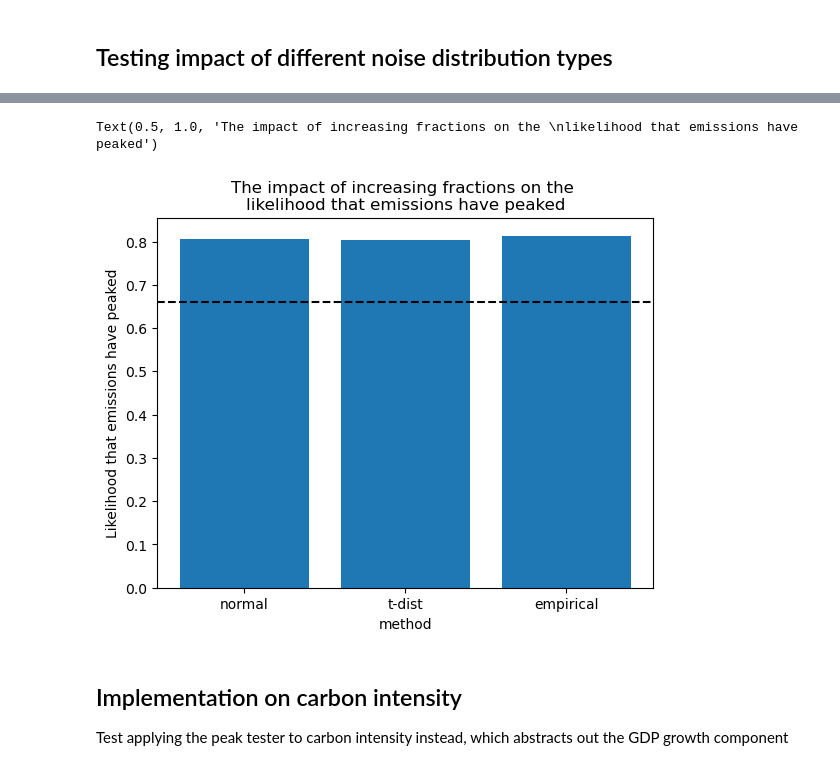
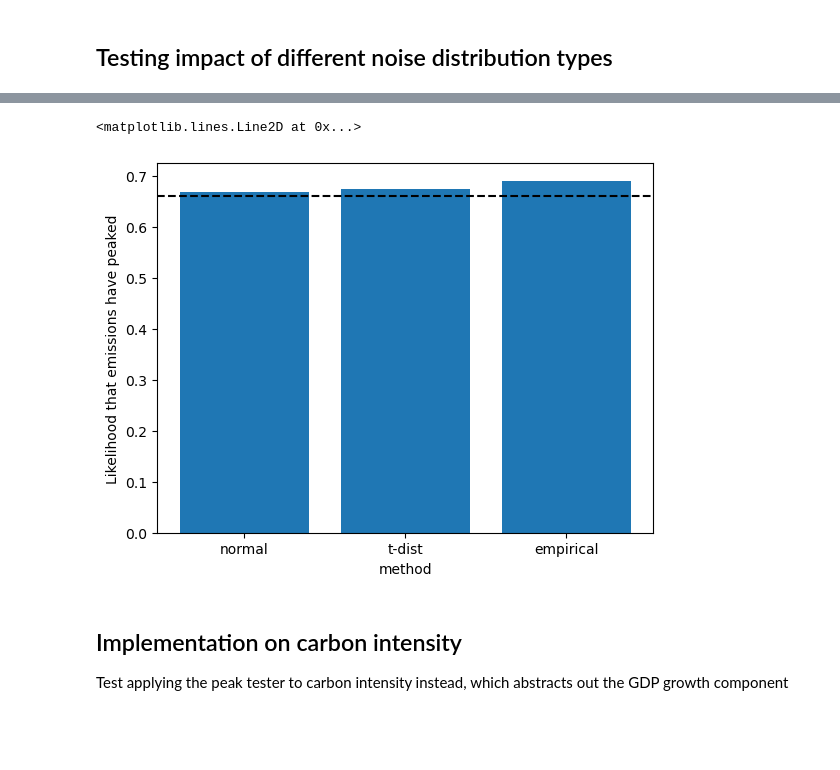
Before and after one commit to nezzag/peaking_test, a Jupyter notebook: notebooks/test_peaker.ipynb, the cells around one changed output, grey strips where cells are left out. Saved outputs shown, nothing was run; the diff lists cells and outputs as text; code cells hidden in the pictures; blank space fills up the shorter version.

```diff
--- a/notebooks/test_peaker.ipynb
+++ b/notebooks/test_peaker.ipynb
@@ -26,7 +26,7 @@ import seaborn as sns
 # %% [markdown]
 ### Initialise peaker and characterise noise
 # %%
-peak_tester = EmissionsPeakTest()
+peak_tester = EmissionsPeakTest(region='WLD')
 peak_tester.load_historical_data(
     'gcb_hist_co2.csv', year_range = range(1970,2024))
 # %% [output]
@@ -56,10 +56,10 @@ Using AR(1) noise generator with φ=0.406
 # %%
 # Testing that with a flat trend, it gives ~50% chance that emissions have actually peaked
 peak_tester.set_test_data([
-        (2024, 37700),
-        (2025, 37700),
-        (2026, 37700),
-        (2027, 37700),
+        (2024, peak_tester.historical_data.iloc[-1,1]),
+        (2025, peak_tester.historical_data.iloc[-1,1]),
+        (2026, peak_tester.historical_data.iloc[-1,1]),
+        (2027, peak_tester.historical_data.iloc[-1,1]),
     ]).run_complete_bootstrap_test(bootstrap_method='ar_bootstrap')
 # %% [output]
 Test data set: 2024-2027
@@ -92,9 +76,9 @@ Conclusion: No evidence of emissions peak
 # %%
-# Testing what happens with a declining trend of 120 MtCO2 / yr
+# Testing what happens with a declining trend of 1% / yr
 peak_tester.set_test_data([
-        (2024, 37700),
-        (2025, 37700),
-        (2026, 37580),
-        (2027, 37460),
+        (2024, peak_tester.historical_data.iloc[-1,1]),
+        (2025, peak_tester.historical_data.iloc[-1,1]*0.99),
+        (2026, peak_tester.historical_data.iloc[-1,1]*0.99**2),
+        # (2027, peak_tester.historical_data.iloc[-1,1]*0.99**3),
     ]).run_complete_bootstrap_test(bootstrap_method='ar_bootstrap')
 # %% [output]
@@ -252,7 +242,8 @@ with HiddenPrints():
             .set_test_data([
                 (2015, 35404),
                 (2016, 35417),
-                (2017, 35200) # made up value for testing
+                (2017, 35990)
+                # (2017, 35200) # made up value for testing
             ]).run_complete_bootstrap_test(bootstrap_method='ar_bootstrap')
         )
         peak_tester.plot_analysis()
@@ -269,13 +260,13 @@ Data points: 45
 # %%
 f, ax = plt.subplots()
 ax.bar(["normal", "t-dist", "empirical"], [1-s for s in peaking_likelihood])
 ax.set_ylabel('Likelihood that emissions have peaked')
 ax.set_xlabel('method')
 ax.axhline(y=0.66, color='k', ls='--')
-ax.set_title('The impact of increasing fractions on the \nlikelihood that emissions have peaked')
+# ax.set_title('The impact of increasing fractions on the \nlikelihood that emissions have peaked')
 # %% [output]
-Text(0.5, 1.0, 'The impact of increasing fractions on the \nlikelihood that emissions have peaked')
+<matplotlib.lines.Line2D at 0x...>
-[figure, old version]
+[figure, new version]
 # %% [markdown]
 ## Implementation on carbon intensity
 Test applying the peak tester to carbon intensity instead, which abstracts out the GDP growth component
```
Also changed, not shown: parts of 17 cells of this notebook, 1 other file.
